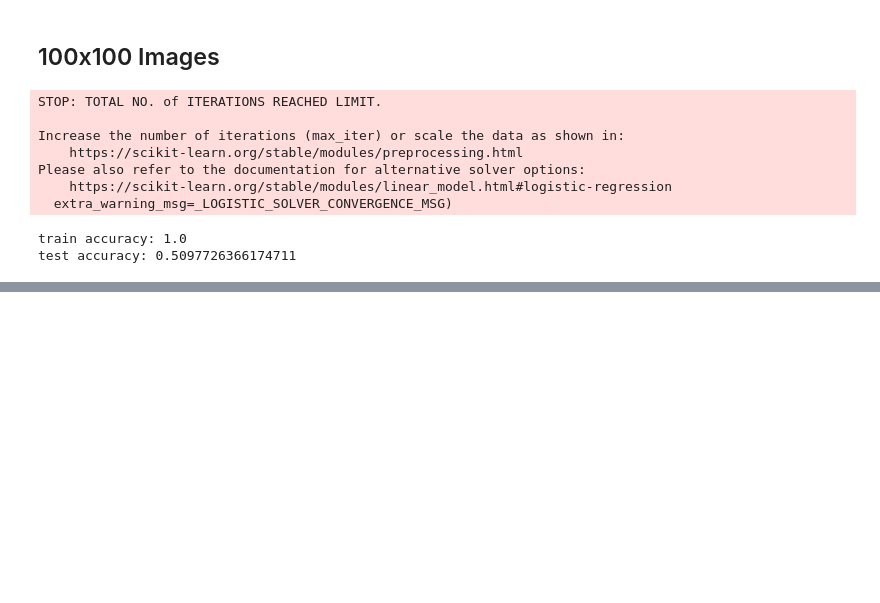
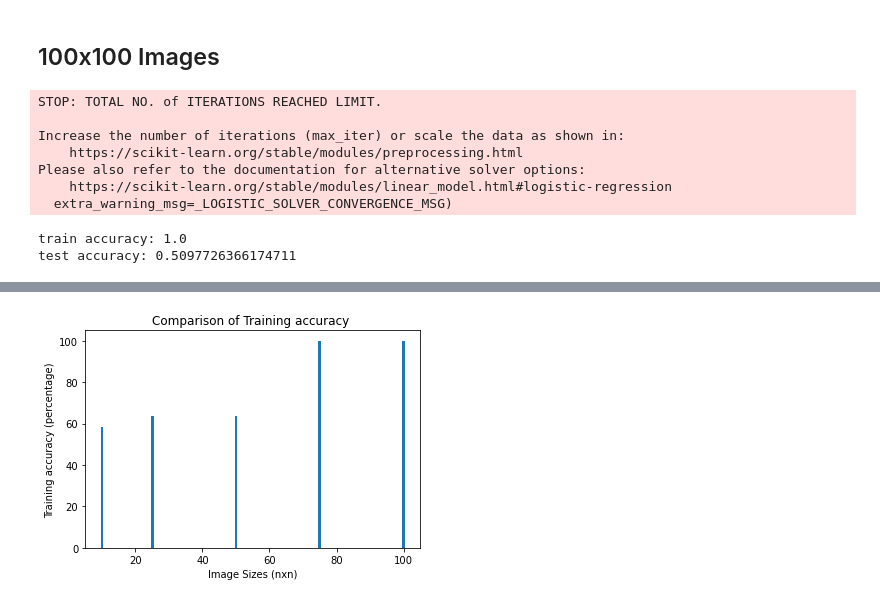
Before and after one commit to jatingupta-2000/DL-Labs, a Jupyter notebook: E18CSE140_DL_Lab3.ipynb, the cells around one changed output, grey strips where cells are left out. Drawn from its saved outputs; the diff is of its cells as text; code cells hidden in the pictures; blank space fills up the shorter version.

```diff
--- a/E18CSE140_DL_Lab3.ipynb
+++ b/E18CSE140_DL_Lab3.ipynb
@@ -337,0 +347,8 @@ test accuracy: 0.5097726366174711
+# %%
+plt.bar(sizes,[i*100 for i in trainaccu])
+plt.title('Comparison of Training accuracy ')
+plt.xlabel('Image Sizes (nxn)')
+plt.ylabel('Training accuracy (percentage)')
+plt.show()
+# %% [output]
+[figure, added]
```
Also changed, not shown: parts of 34 cells of this notebook, 2 other files.
